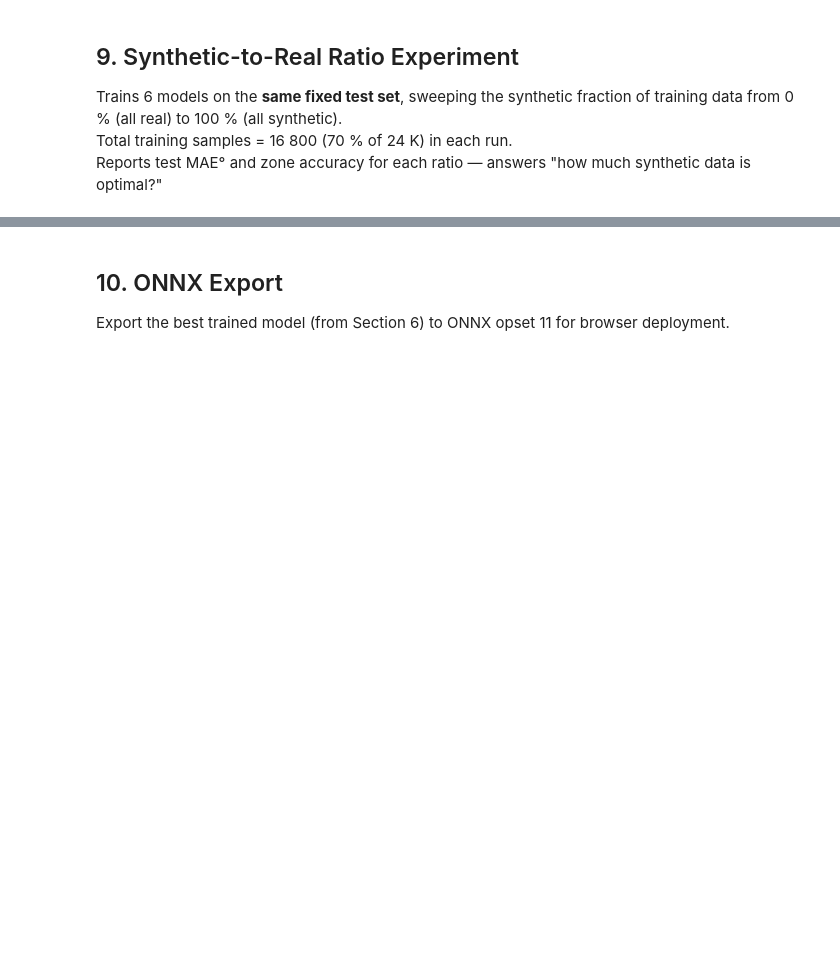
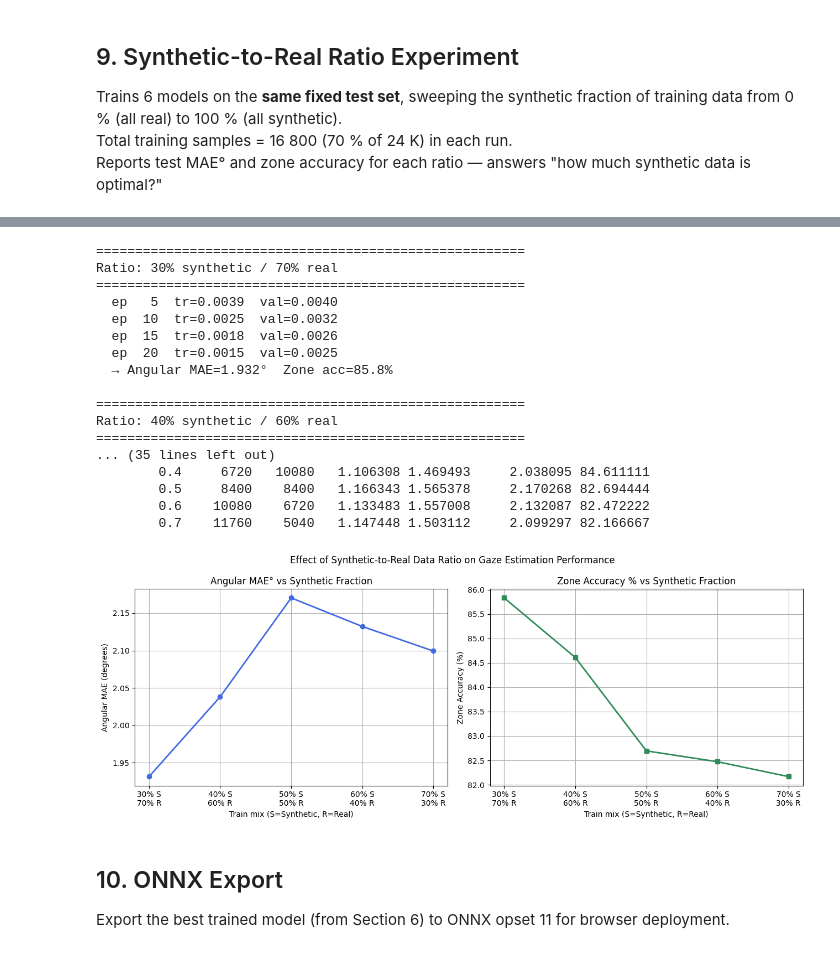
Before and after one commit to sanzserif/synth-gaze-fyp, a Jupyter notebook: backend/Research/model_atmpt_2.ipynb, the cells around one changed output, grey strips where cells are left out. Saved outputs shown, nothing was run; the diff lists cells and outputs as text; code cells hidden in the pictures; blank space fills up the shorter version.

```diff
--- a/backend/Research/model_atmpt_2.ipynb
+++ b/backend/Research/model_atmpt_2.ipynb
@@ -822,18 +781,13 @@ Trains 6 models on the **same fixed test set**, sweeping the synthetic fraction
 Total training samples = 16 800 (70 % of 24 K) in each run.
 Reports test MAE° and zone accuracy for each ratio — answers "how much synthetic data is optimal?"
 # %%
-SYNTH_FRACTIONS = [0.3, 0.5, 0.7]   # 30% synth/70% real, 50/50, 70% synth/30% real
+SYNTH_FRACTIONS = [0.3,0.4, 0.5,0.6, 0.7]   # 30% synth/70% real, 50/50, 70% synth/30% real
 
-# Keep test set fixed — same held-out subjects as main evaluation
+# Keep test set fixed from the main split above
 ratio_test_loader = DataLoader(
     GazeDataset(test_df, augment=False),
     batch_size=BATCH_SIZE, shuffle=False, num_workers=2, pin_memory=True
 )
-
-# Real pool for ratio experiment: only non-test subjects (same as main training pool)
-_ratio_real_pool = df_real[df_real['subject'].isin(TRAIN_SUBJECTS + VAL_SUBJECTS)].copy()
-print(f"Ratio experiment real pool: {len(_ratio_real_pool)} samples "
-      f"(subjects: {sorted(_ratio_real_pool['subject'].unique())})")
 
 def evaluate_model(model, loader):
     """Returns (mae_theta_deg, mae_phi_deg, angular_mae_deg, zone_acc_pct)."""
@@ -864,21 +818,21 @@ for synth_frac in SYNTH_FRACTIONS:
     print(f"{'='*55}")
 
     # Build training dataframe for this ratio
-    n_train_total = len(train_df)
+    n_train_total = len(train_idx)
     n_synth = int(n_train_total * synth_frac)
     n_real  = n_train_total - n_synth
 
-    # Sample from non-test-subject pools only
-    real_pool  = _ratio_real_pool.sample(n=min(n_real,  len(_ratio_real_pool)),  random_state=SEED)
+    # Sample from original pools
+    real_pool  = df_real.sample(n=min(n_real,  len(df_real)),  random_state=SEED)
     synth_pool = df_synth.sample(n=min(n_synth, len(df_synth)), random_state=SEED)
     ratio_train_df = pd.concat([real_pool, synth_pool]).sample(frac=1, random_state=SEED)
 
-    # Val set: real only from remaining non-test-subject pool
-    n_val_total = len(val_df)
+    # Val set: same ratio
+    n_val_total = len(val_idx)
     n_val_synth = int(n_val_total * synth_frac)
     n_val_real  = n_val_total - n_val_synth
-    real_val_pool  = _ratio_real_pool.drop(real_pool.index, errors='ignore').sample(
-        n=min(n_val_real,  max(len(_ratio_real_pool) - len(real_pool), 0)), random_state=SEED+1)
+    real_val_pool  = df_real.drop(real_pool.index, errors='ignore').sample(
+        n=min(n_val_real,  max(len(df_real)  - len(real_pool),  0)), random_state=SEED+1)
     synth_val_pool = df_synth.drop(synth_pool.index, errors='ignore').sample(
         n=min(n_val_synth, max(len(df_synth) - len(synth_pool), 0)), random_state=SEED+1)
     ratio_val_df = pd.concat([real_val_pool, synth_val_pool]).sample(frac=1, random_state=SEED)
@@ -938,3 +892,4 @@ axes[1].set_ylabel('Zone Accuracy (%)'); axes[1].grid(True)
 
 plt.suptitle('Effect of Synthetic-to-Real Data Ratio on Gaze Estimation Performance')
 plt.tight_layout(); plt.show()
+# %% [output]
@@ -941,3 +898,21 @@ plt.tight_layout(); plt.show()
+=======================================================
+Ratio: 30% synthetic / 70% real
+=======================================================
+  ep   5  tr=0.0039  val=0.0040
+  ep  10  tr=0.0025  val=0.0032
+  ep  15  tr=0.0018  val=0.0026
+  ep  20  tr=0.0015  val=0.0025
+  → Angular MAE=1.932°  Zone acc=85.8%
+
+=======================================================
+Ratio: 40% synthetic / 60% real
+=======================================================
+... (35 lines left out)
+        0.4     6720   10080   1.106308 1.469493     2.038095 84.611111
+        0.5     8400    8400   1.166343 1.565378     2.170268 82.694444
+        0.6    10080    6720   1.133483 1.557008     2.132087 82.472222
+        0.7    11760    5040   1.147448 1.503112     2.099297 82.166667
+[figure, added]
 # %% [markdown]
 ## 10. ONNX Export
 Export the best trained model (from Section 6) to ONNX opset 11 for browser deployment.
```
Also changed, not shown: parts of 18 cells of this notebook, 13 other files.
